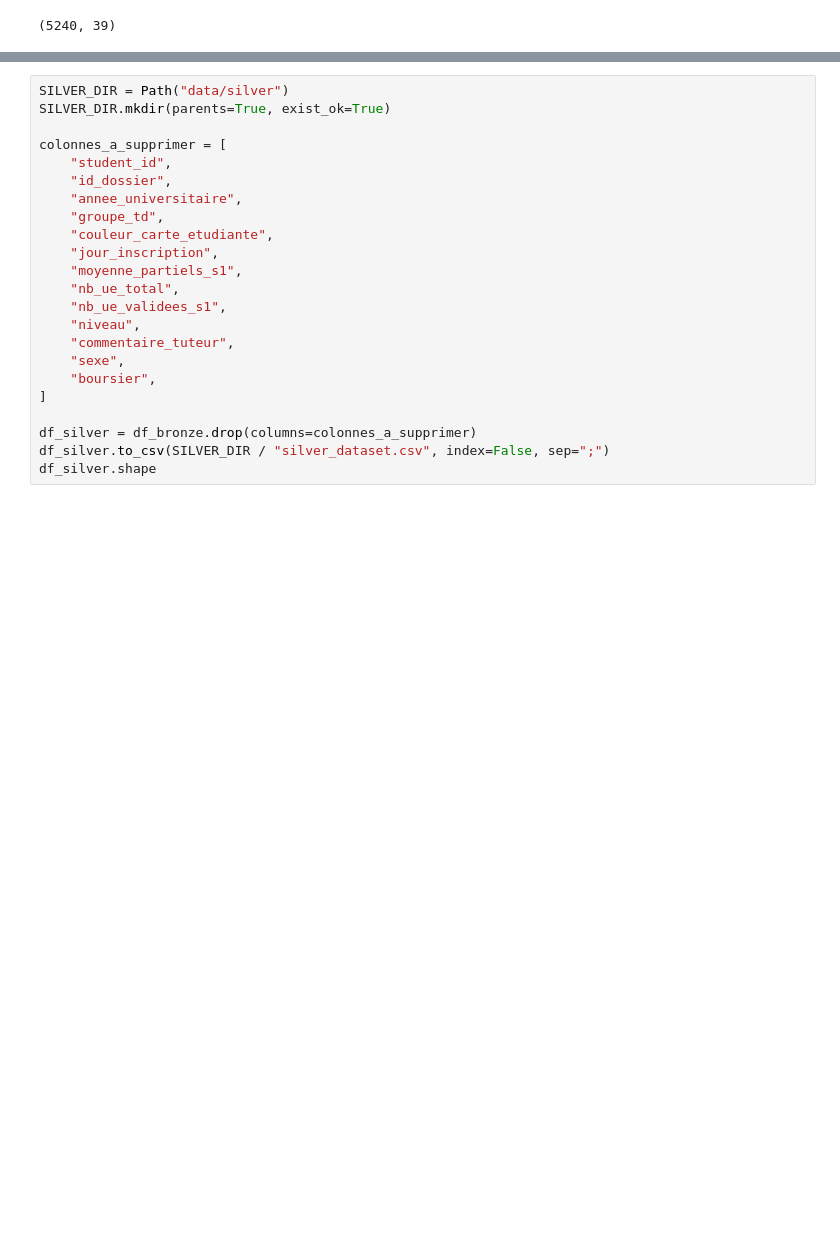
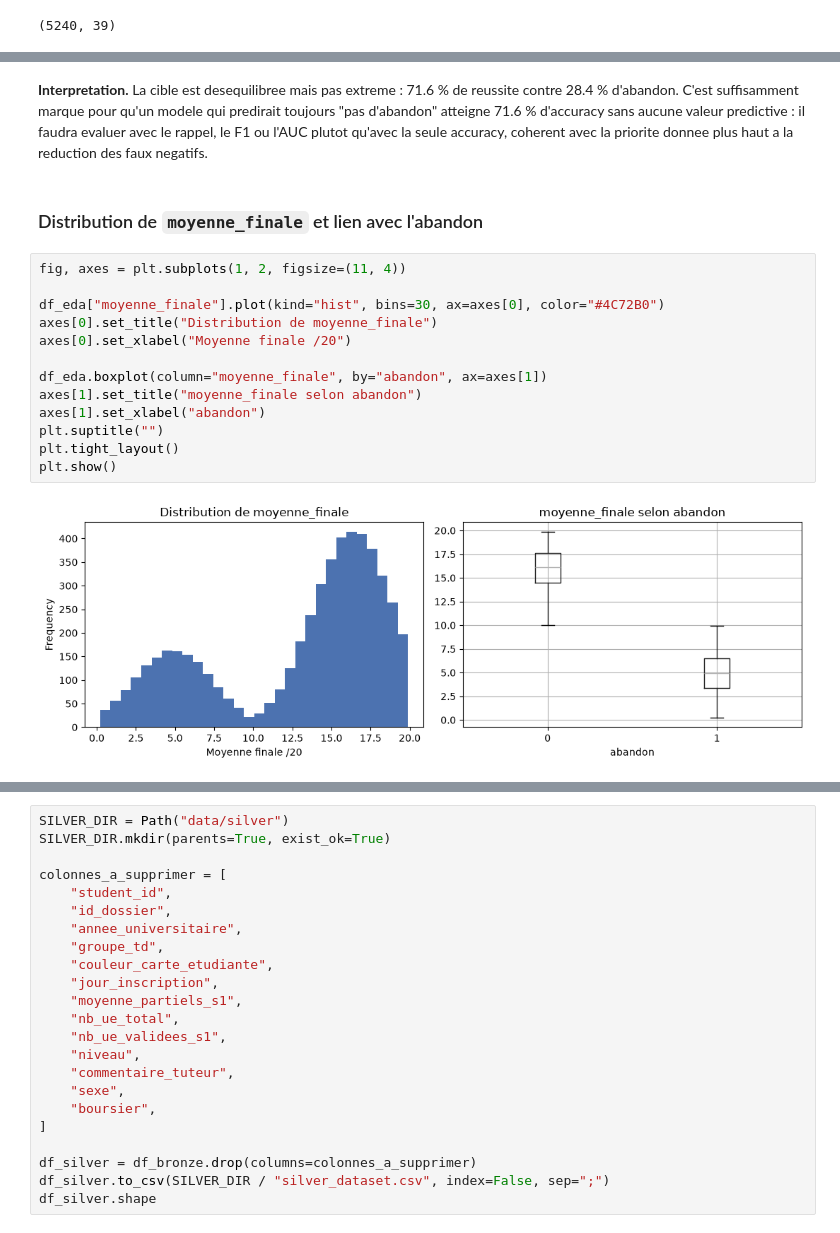
Before and after one commit to marc-proxiel/ProjetDecrochage, a Jupyter notebook: EtudeDecrochageMVA.ipynb, the cells around one changed output, grey strips where cells are left out. Cells and saved outputs as stored; diff of their text form; blank space fills up the shorter version.

```diff
--- a/EtudeDecrochageMVA.ipynb
+++ b/EtudeDecrochageMVA.ipynb
@@ -270,0 +323,19 @@ df_bronze.shape
+# %% [markdown]
+**Interpretation.** La cible est desequilibree mais pas extreme : 71.6 % de reussite contre 28.4 % d'abandon. C'est suffisamment marque pour qu'un modele qui predirait toujours "pas d'abandon" atteigne 71.6 % d'accuracy sans aucune valeur predictive : il faudra evaluer avec le rappel, le F1 ou l'AUC plutot qu'avec la seule accuracy, coherent avec la priorite donnee plus haut a la reduction des faux negatifs.
+# %% [markdown]
+### Distribution de `moyenne_finale` et lien avec l'abandon
+# %%
+fig, axes = plt.subplots(1, 2, figsize=(11, 4))
+
+df_eda["moyenne_finale"].plot(kind="hist", bins=30, ax=axes[0], color="#4C72B0")
+axes[0].set_title("Distribution de moyenne_finale")
+axes[0].set_xlabel("Moyenne finale /20")
+
+df_eda.boxplot(column="moyenne_finale", by="abandon", ax=axes[1])
+axes[1].set_title("moyenne_finale selon abandon")
+axes[1].set_xlabel("abandon")
+plt.suptitle("")
+plt.tight_layout()
+plt.show()
+# %% [output]
+[figure, added]
```
Also changed, not shown: parts of 65 cells of this notebook, 28 other files.
